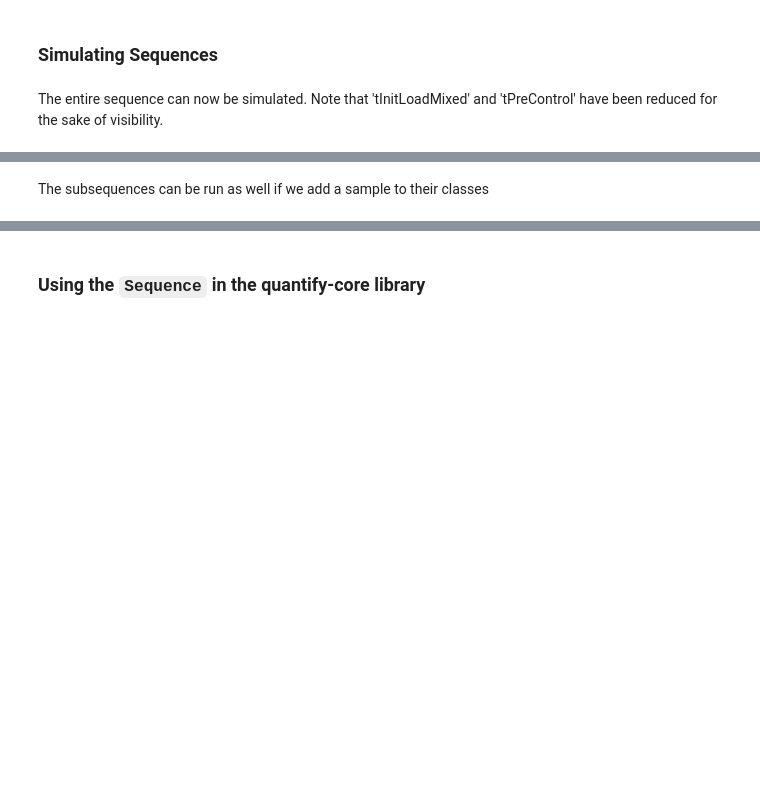
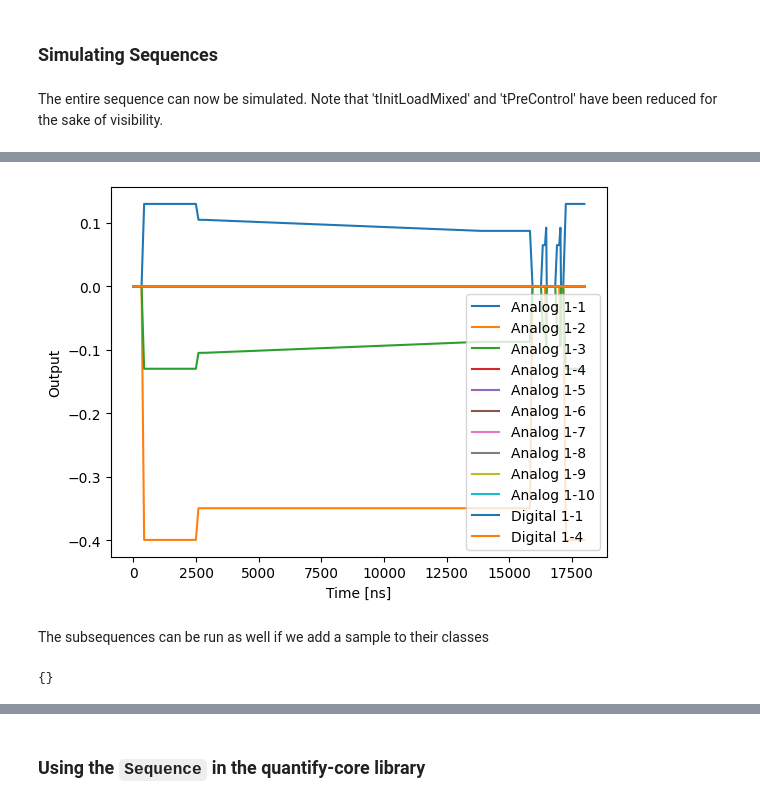
Before and after one commit to andncl/arbok, a Jupyter notebook: arbok/examples/user_guide.ipynb, the cells around one changed output, grey strips where cells are left out. Drawn from its saved outputs; the diff is of its cells as text; code cells hidden in the pictures; blank space fills up the shorter version.

Commit message:
Changing architecture to submodules

```diff
--- a/arbok/examples/user_guide.ipynb
+++ b/arbok/examples/user_guide.ipynb
@@ -26,8 +26,9 @@ from arbok.samples.sunshine.configs.rf2v_config import rf2v_config
 # %% [markdown]
 Firstly we instanciate `Sequence` objects describing initialization and readout
 # %%
-init = MixedDownUpInit()
-readout = OtherStReadout()
+duInit = MixedDownUpInit('duInit')
+stReadout = OtherStReadout('stReadout')
+stReadout2 = OtherStReadout('stReadout2')
 # %% [output]
 Added elements: ['P1', 'J1', 'P2']
 Added unit_amp successfully!
@@ -54,5 +52,5 @@ readout.tReadRamp
 # %%
 sunshine = Sample('sunshine', rf2v_config)
-qh = RunSequence('CNOT', sunshine)
+qh = Sequence('CNOT', sample = sunshine)
 # %% [markdown]
 Note how parameters that have already been defined in 'qh' are skipped.
@@ -61,6 +57,7 @@ readout.read
 # %%
-qh.add_subsequence(init, verbose = True)
-qh.add_subsequence(readout, verbose = True)
+qh.add_subsequence(duInit, verbose = True)
+qh.add_subsequence(stReadout, verbose = True)
+qh.add_subsequence(stReadout2, verbose = True)
 # %% [markdown]
 Hereby the QCoDeS `Parameter`s describing the respective sequenes are referenced
 in the containing `Sequence`. Therefore changes in the subsequences take effect
@@ -74,5 +78,6 @@ print(qh.tInitLoadMixed())
 # %% [markdown]
 The entire sequence can now be simulated. Note that 'tInitLoadMixed' and 'tPreControl' have been reduced for the sake of visibility.
 # %%
-qh.tPreControl(int(2e3/4))
-qh.run_remote_simulation(duration = 4000)
+qh.duInit.tPreControl(int(2e3/4))
+qh.run_remote_simulation(duration = 4500)
+# %% [output]
@@ -79,3 +87,8 @@ qh.run_remote_simulation(duration = 4000)
+[figure, added]
 # %% [markdown]
 The subsequences can be run as well if we add a sample to their classes
+# %%
+duInit.submodules
+# %% [output]
+{}
 # %%
```
Also changed, not shown: parts of 19 cells of this notebook, 8 other files.
